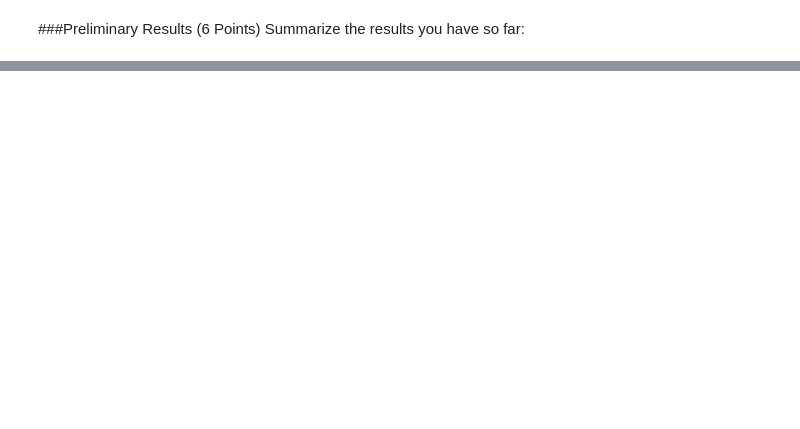
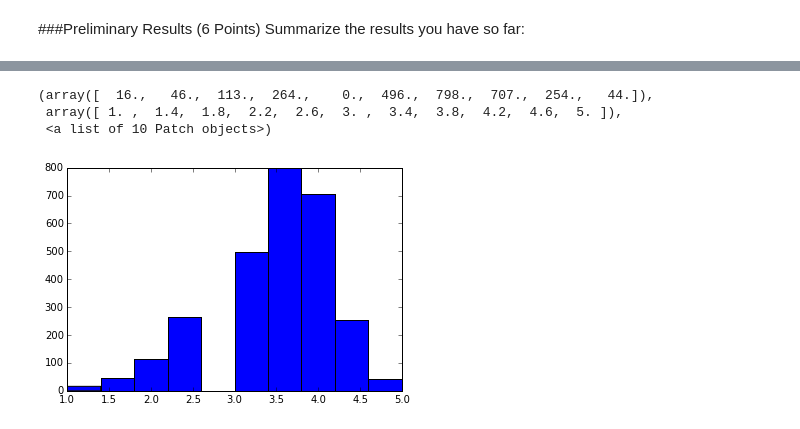
Before and after one commit to abhinavasingh16/Yelp-Analysis, a Jupyter notebook: AnalysisNotebook.ipynb, the cells around one changed output, grey strips where cells are left out. Cells and saved outputs as stored; diff of their text form; code cells hidden in the pictures; blank space fills up the shorter version.

```diff
--- a/AnalysisNotebook.ipynb
+++ b/AnalysisNotebook.ipynb
@@ -135,4 +182,5 @@ import numpy as np
 
 per_biz = dict()
 random_indices = np.random.choice(len(review_df), 100000)
-RestaurantReviewsJoinedDict = pd.merge(res_df, review_df, on='business_id')
+RestaurantReviewsJoined = pd.merge(res_df, review_df, on='business_id')
+RestaurantReviewsJoinedDict
@@ -276,0 +381,31 @@ KeyboardInterrupt:
+# %%
+def split_dataframes(df,div):
+    '''
+    Split df into 2 datasets where the first new_df has <div> rows and the
+    rest are thrown into new2_df.
+    '''
+    print("shuffle time")
+    mix = range(len(df))
+    shuffle(mix)
+    print("Done shuffling")
+    a_indices = mix[0:div]
+    b_indices = mix[div:]
+    new_df = pd.DataFrame(columns=df.columns,index=range(len(a_indices)))
+    new2_df = pd.DataFrame(columns=df.columns,index=range(len(b_indices)))
+    new_i = 0
+    new2_i = 0
+    print("Starting first df")
+    for a_index in a_indices:
+        new_df.ix[new_i] = df.ix[a_index]
+        new_i+=1
+    print("Second df time")
+    for b_index in b_indices:
+        new2_df.ix[new2_i] = df.ix[b_index]
+        new2_i+=1
+    new_df.index = range(len(new_df))
+    new2_df.index = range(len(new2_df))
+    return new_df,new2_df
+# %%
+train,test = split_dataframes(new_res_df_with_avg_words,13687)
+print("Done with the first")
+train,validation = split_dataframes(train,10949)
@@ -276,0 +422,9 @@ KeyboardInterrupt:
+# %%
+train_features = train[['review_count','distance','AverageWordsInReviews','category_feature']]
+train_labels = train[['stars']]
+
+test_features = test[['review_count','distance','AverageWordsInReviews','category_feature']]
+test_labels = test[['stars']]
+
+validation_features = validation[['review_count','distance','AverageWordsInReviews','category_feature']]
+validation_labels = validation[['stars']]
@@ -279,0 +460,7 @@ Summarize the results you have so far:
+# %%
+plt.hist(validation_labels.values)
+# %% [output]
+(array([  16.,   46.,  113.,  264.,    0.,  496.,  798.,  707.,  254.,   44.]),
+ array([ 1. ,  1.4,  1.8,  2.2,  2.6,  3. ,  3.4,  3.8,  4.2,  4.6,  5. ]),
+ <a list of 10 Patch objects>)
+[figure, added]
```
Also changed, not shown: parts of 21 cells of this notebook, 5 other files.
